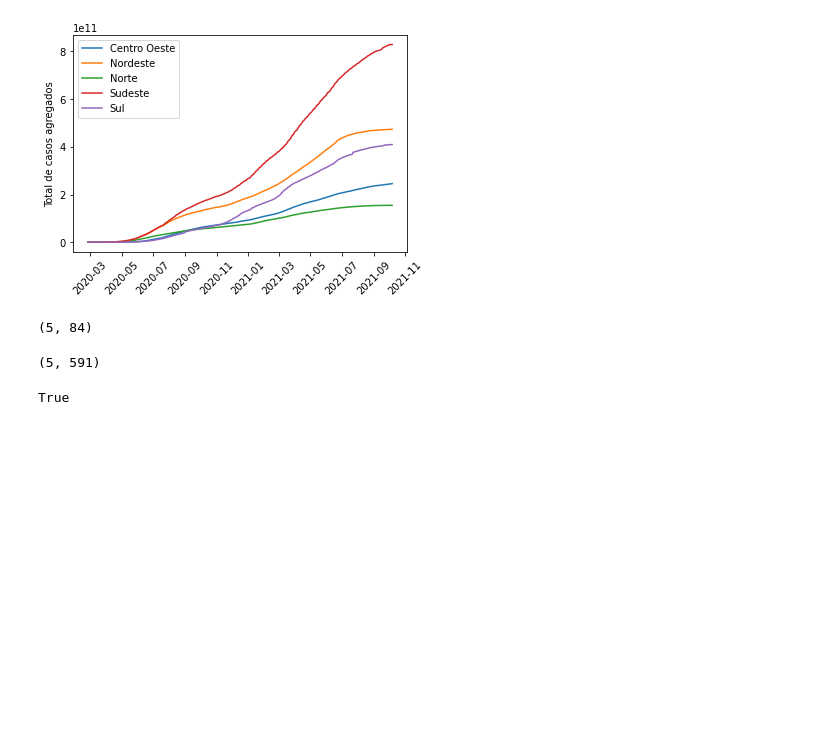
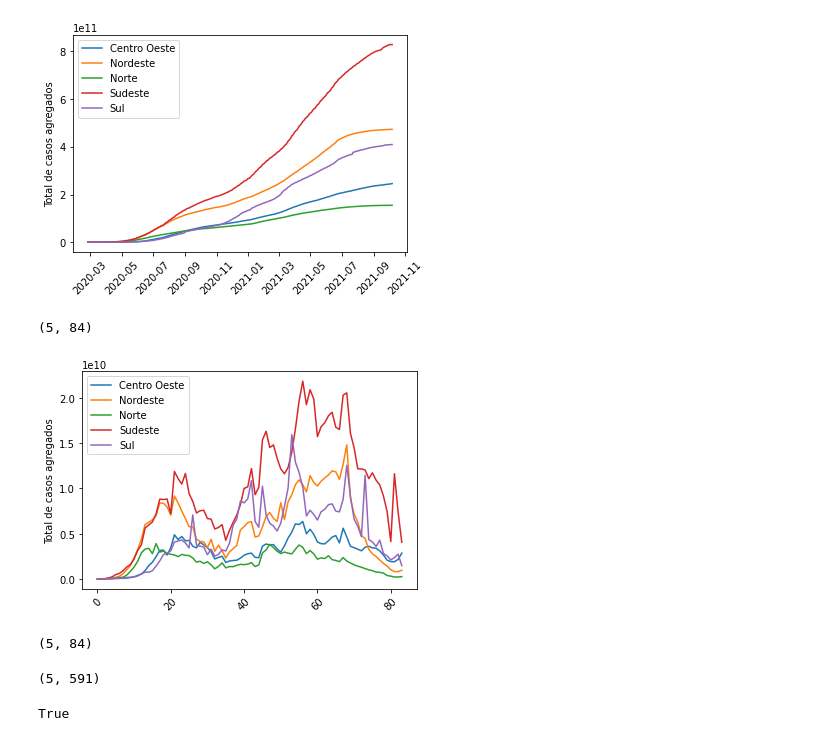
Before and after one commit to FelipeSchreiber/BR_COVID_SPATIAL_TIMESERIES, a Jupyter notebook: ModelingNumberOfCases.ipynb, the cells around one changed output. Drawn from its saved outputs; the diff is of its cells as text; code cells hidden in the pictures; blank space fills up the shorter version.

```diff
--- a/ModelingNumberOfCases.ipynb
+++ b/ModelingNumberOfCases.ipynb
@@ -129,17 +130,30 @@ Y = np.zeros(( 5, dim))
 for t in range(dim):
     for i in range(5):
         if t < dim - 1:
-            Y[i,t] = np.sum(X[i,7*t:7*t+7])
+            Y[i,t] = X[i,7*t+7] - X[i,7*t]
         else:
-            Y[i,t] = np.sum(X[i,7*t:])
+            Y[i,t] = X[i,-1]- X[i,7*t]
+# %%
+Y.shape
+# %% [output]
+(5, 84)
+# %%
+for i in range(5):
+    plt.plot(Y[i,:],label=l[i])
+plt.legend()
+plt.ylabel("Total de casos agregados")
+plt.xticks(rotation=45)
+plt.show()
+# %% [output]
+[figure, added]
 # %%
 Y.shape
 # %% [output]
 (5, 84)
-# %%
-X.shape
-# %% [output]
-(5, 591)
+# %%
+X.shape
+# %% [output]
+(5, 591)
 # %%
 #Constroi matriz de Adjacencias:
 # 0 - Norte
```
Also changed, not shown: parts of 12 cells of this notebook.
